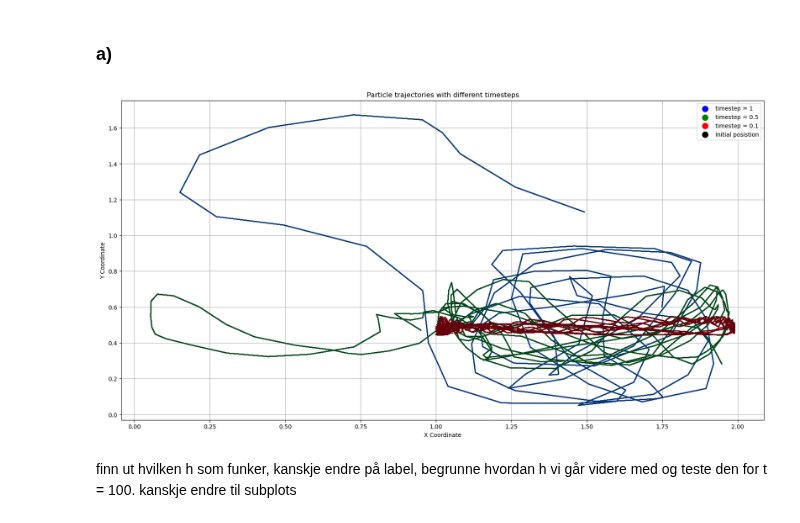
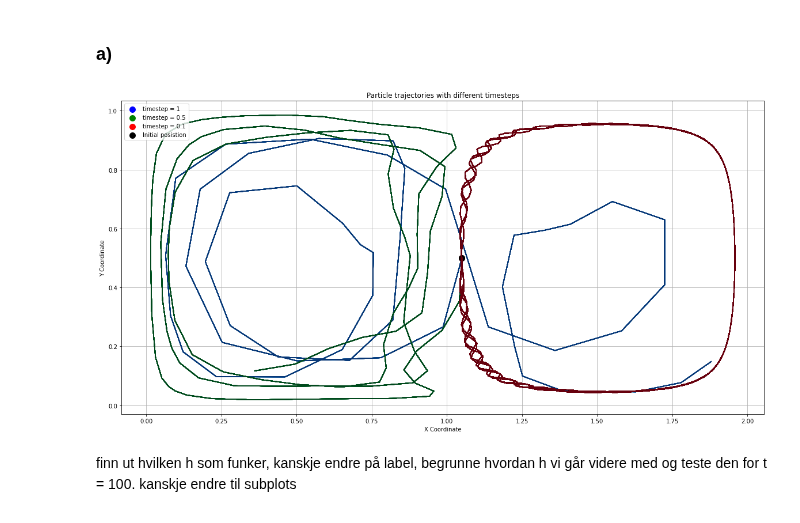
Before and after one commit to villi02/TMA4320-Introduksjon-til-vitenskapelige-beregninger-prosjekter, a Jupyter notebook: Prosjekt3-TekniskFysikk/main.ipynb, the cells around one changed output. Saved outputs shown, nothing was run; the diff lists cells and outputs as text; code cells hidden in the pictures.

```diff
--- a/Prosjekt3-TekniskFysikk/main.ipynb
+++ b/Prosjekt3-TekniskFysikk/main.ipynb
@@ -15,5 +16,5 @@ import random
 # %%
-def f(x,t,epsilon, w):
+def f_first(x,t,epsilon, w):
     """""
     function calculates function f used in velocity equation.
     :param x: array
@@ -45,7 +46,7 @@ def velocity_x(x: np.ndarray, y: np.ndarray, t: np.ndarray , A: float, epsilon:
     :param w: float
     return array
     """""
-    return -np.pi*A*np.sin(np.pi*f(x,t, epsilon, w))*np.cos(np.pi*y)
+    return -np.pi*A*np.sin(np.pi*f_first(x,t, epsilon, w))*np.cos(np.pi*y)
 def velocity_y(x: np.ndarray, y: np.ndarray, t: np.ndarray , A: float, epsilon: float, w: float):
     """""
     function calculates velocity in y direction.
@@ -57,7 +58,7 @@ def velocity_y(x: np.ndarray, y: np.ndarray, t: np.ndarray , A: float, epsilon:
     :param w: float
     return array
     """""
-    return np.pi*A*np.cos(np.pi*f(x,t, epsilon, w))*np.sin(np.pi*y)*del_f(x,t, epsilon, w)
+    return np.pi*A*np.cos(np.pi*f_first(x,t, epsilon, w))*np.sin(np.pi*y)*del_f(x,t, epsilon, w)
 def Heun(init_pos: tuple, t_end: int, h: float, A: float, epsilon: float, w: float):
     """""
     function uses the Heun integrate method to calculate the next position for the particle
@@ -95,46 +96,46 @@ def Heun(init_pos: tuple, t_end: int, h: float, A: float, epsilon: float, w: flo
 A = 0.1
 epsilon = 0.25
 w = 1
-init_pos = np.array([[[1.05, 0.5]]]) #startposisjon
+init_pos = np.array([[[1.05, 0.5]]]).reshape(1,2,1) #startposisjon
 t = 50
 plt.figure(figsize=(20,10))
 positions1 = Heun(init_pos, t, 1, A, epsilon, w) #gir array med posisjon for partikkelen
 cmap = plt.get_cmap('Blues')
 num_pos = positions1.shape[0]
 for idx in range(positions1.shape[0]): #potensielt unødvendig med for-løkke, menmen
-    x = positions1[:,:, 0]
-    y = positions1[:,:, 1]
+    x = positions1[:,0, :]
+    y = positions1[:,1, :]
     plt.plot(x, y, color = cmap(idx/num_pos))
-plt.scatter(init_pos[:,:,0], init_pos[:,:,1], label = "timestep = 1", color = "blue", s = 99)
+plt.scatter(init_pos[:,0,:], init_pos[:,1,:], label = "timestep = 1", color = "blue", s = 99)
 
 positions2 = Heun(init_pos, t, 0.5 , A, epsilon, w) #gir array med posisjon for partikkelen
 cmap = plt.get_cmap('Greens')
 num_pos = positions2.shape[0]
 for idx in range(positions2.shape[0]):
-    x = positions2[:,:, 0]
-    y = positions2[:,:, 1]
+    x = positions2[:,0, :]
+    y = positions2[:,1, :]
     plt.plot(x, y, color = cmap(idx/num_pos))
-plt.scatter(init_pos[:,:,0], init_pos[:,:,1], label = "timestep = 0.5", color = "green", s = 99)
+plt.scatter(init_pos[:,0,:], init_pos[:,1,:], label = "timestep = 0.5", color = "green", s = 99)
 
 positions3 = Heun(init_pos, t, 0.1 , A, epsilon, w) #gir array med posisjon for partikkelen
 cmap = plt.get_cmap('Reds')
 num_pos = positions3.shape[0]
 for idx in range(positions3.shape[0]):
-    x = positions3[:,:, 0]
-    y = positions3[:,:, 1]
+    x = positions3[:,0, :]
+    y = positions3[:,1, :]
     plt.plot(x, y, color = cmap(idx/num_pos))
-plt.scatter(init_pos[:,:,0], init_pos[:,:,1], label = "timestep = 0.1", color = "Red", s = 99)
+plt.scatter(init_pos[:,0,:], init_pos[:,1, :], label = "timestep = 0.1", color = "Red", s = 99)
 
 
-plt.scatter(init_pos[:,:,0], init_pos[:,:,1], label = "Initial posistion", color = "Black", s = 100)
+plt.scatter(init_pos[:,0,:], init_pos[:,1,:], label = "Initial posistion", color = "Black", s = 100)
 plt.xlabel('X Coordinate')
 plt.ylabel('Y Coordinate')
 plt.title('Particle trajectories with different timesteps')
 plt.legend()
 plt.grid(True)
 plt.show()
 # %% [output]
-[figure, old version]
+[figure, new version]
 # %% [markdown]
 finn ut hvilken h som funker, kanskje endre på label, begrunne hvordan h vi går videre med og teste den for t = 100. kanskje endre til subplots
 # %% [markdown]
```
Also changed, not shown: parts of 8 cells of this notebook, 2 other files.
